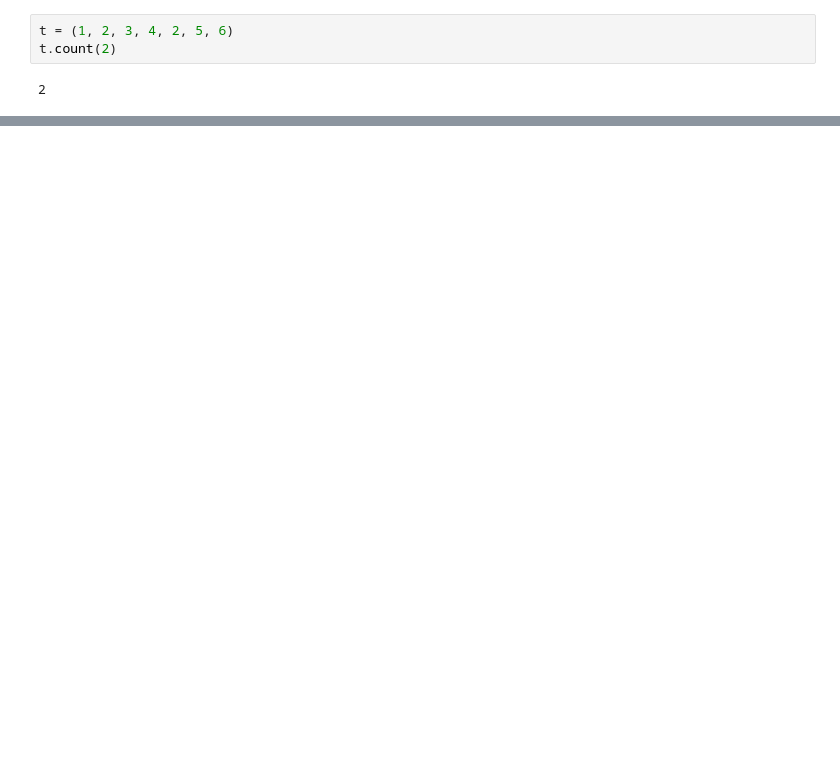
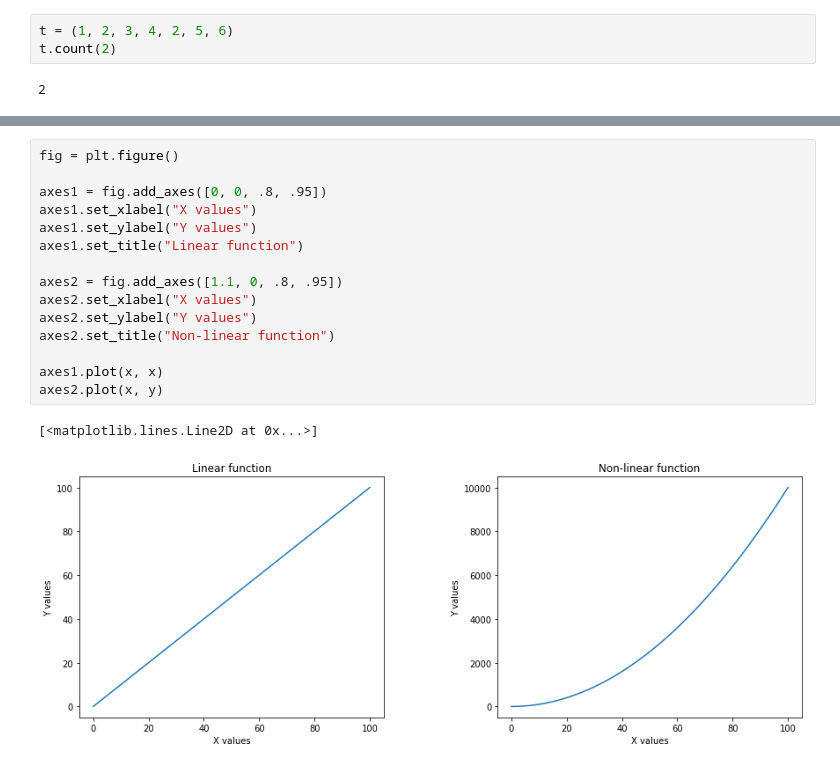
Before and after one commit to andreifecioru/study, a Jupyter notebook: py.for.data.analysis/test-notebook.ipynb, the cells around one changed output, grey strips where cells are left out. Saved outputs shown, nothing was run; the diff lists cells and outputs as text; blank space fills up the shorter version.

```diff
--- a/py.for.data.analysis/test-notebook.ipynb
+++ b/py.for.data.analysis/test-notebook.ipynb
@@ -26,0 +55,18 @@ t.count(2)
+# %%
+fig = plt.figure()
+
+axes1 = fig.add_axes([0, 0, .8, .95])
+axes1.set_xlabel("X values")
+axes1.set_ylabel("Y values")
+axes1.set_title("Linear function")
+
+axes2 = fig.add_axes([1.1, 0, .8, .95])
+axes2.set_xlabel("X values")
+axes2.set_ylabel("Y values")
+axes2.set_title("Non-linear function")
+
+axes1.plot(x, x)
+axes2.plot(x, y)
+# %% [output]
+[<matplotlib.lines.Line2D at 0x...>]
+[figure, added]
```
Also changed, not shown: parts of 6 cells of this notebook, 5 other files.
